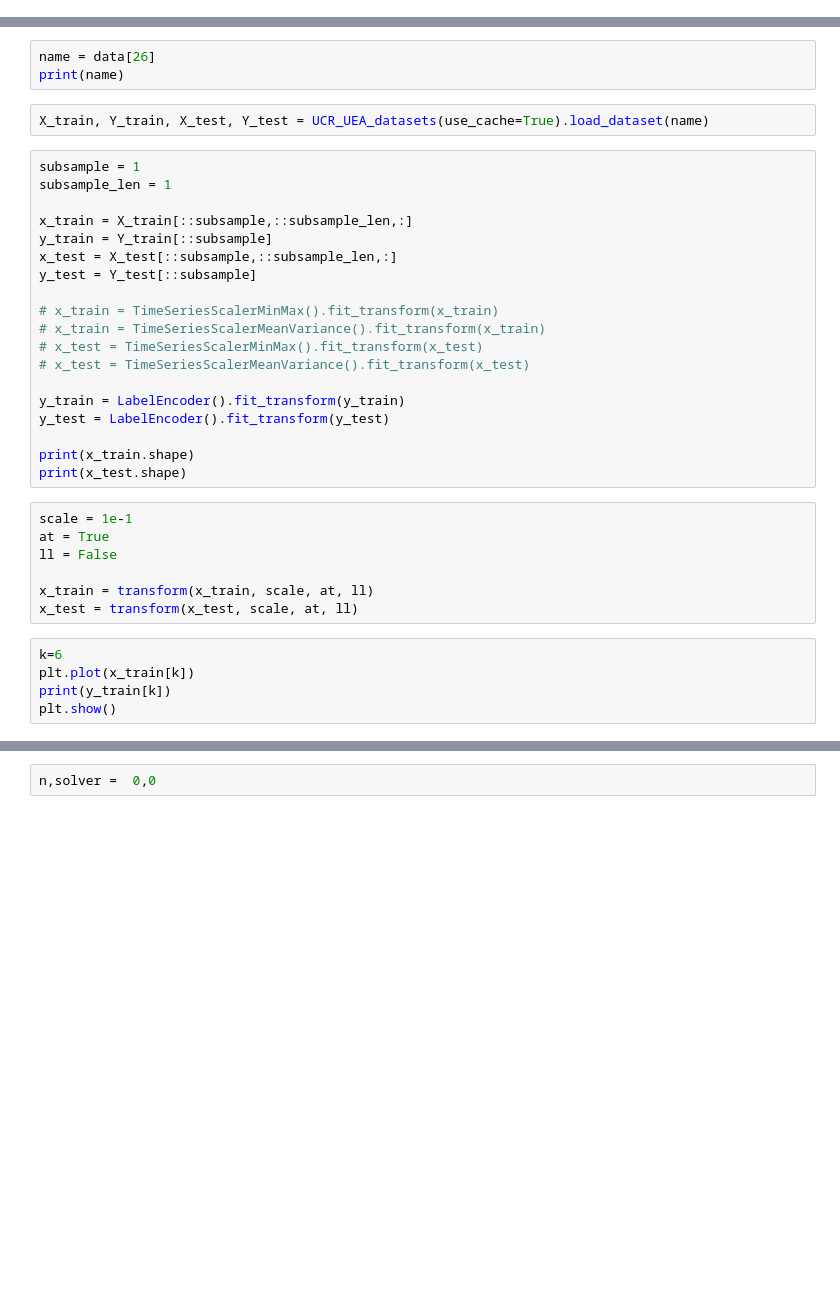
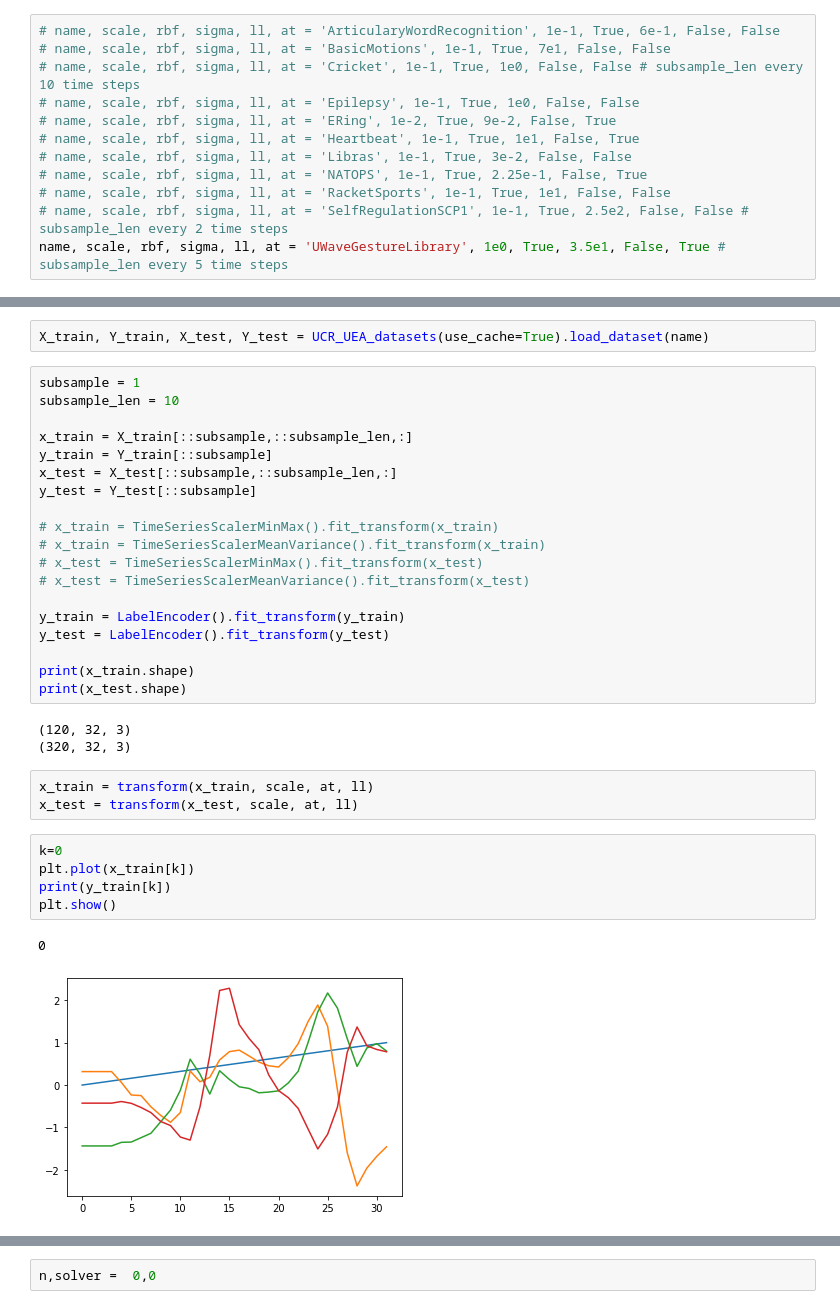
Before and after one commit to crispitagorico/sigkernel, a Jupyter notebook: notebooks/time_series_classification.ipynb, the cells around one changed output, grey strips where cells are left out. Saved outputs shown, nothing was run; the diff lists cells and outputs as text; blank space fills up the shorter version.

```diff
--- a/notebooks/time_series_classification.ipynb
+++ b/notebooks/time_series_classification.ipynb
@@ -1,3 +3,15 @@
+# %%
+# name, scale, rbf, sigma, ll, at = 'ArticularyWordRecognition', 1e-1, True, 6e-1, False, False
+# name, scale, rbf, sigma, ll, at = 'BasicMotions', 1e-1, True, 7e1, False, False
+# name, scale, rbf, sigma, ll, at = 'Cricket', 1e-1, True, 1e0, False, False # subsample_len every 10 time steps
+# name, scale, rbf, sigma, ll, at = 'Epilepsy', 1e-1, True, 1e0, False, False
+# name, scale, rbf, sigma, ll, at = 'ERing', 1e-2, True, 9e-2, False, True
+# name, scale, rbf, sigma, ll, at = 'Heartbeat', 1e-1, True, 1e1, False, True
+# name, scale, rbf, sigma, ll, at = 'Libras', 1e-1, True, 3e-2, False, False
+# name, scale, rbf, sigma, ll, at = 'NATOPS', 1e-1, True, 2.25e-1, False, True
+# name, scale, rbf, sigma, ll, at = 'RacketSports', 1e-1, True, 1e1, False, False
+# name, scale, rbf, sigma, ll, at = 'SelfRegulationSCP1', 1e-1, True, 2.5e2, False, False # subsample_len every 2 time steps
+name, scale, rbf, sigma, ll, at = 'UWaveGestureLibrary', 1e0, True, 3.5e1, False, True # subsample_len every 5 time steps
 # %%
 import base
 
@@ -34,14 +47,11 @@ def transform(paths, scale=1., at=False, ll=False):
     return np.array(paths)
 # %%
 data = UCR_UEA_datasets().list_multivariate_datasets()
-# %%
-name = data[26]
-print(name)
 # %%
 X_train, Y_train, X_test, Y_test = UCR_UEA_datasets(use_cache=True).load_dataset(name)
 # %%
 subsample = 1
-subsample_len = 1
+subsample_len = 10
 
 x_train = X_train[::subsample,::subsample_len,:]
 y_train = Y_train[::subsample]
@@ -58,17 +68,19 @@ y_test = LabelEncoder().fit_transform(y_test)
 
 print(x_train.shape)
 print(x_test.shape)
+# %% [output]
+(120, 32, 3)
+(320, 32, 3)
 # %%
-scale = 1e-1
-at = True
-ll = False
-
 x_train = transform(x_train, scale, at, ll)
 x_test = transform(x_test, scale, at, ll)
 # %%
-k=6
+k=0
 plt.plot(x_train[k])
 print(y_train[k])
 plt.show()
+# %% [output]
+0
+[figure, added]
 # %%
 print(f'classes: {np.unique(y_train)}')
```
Also changed, not shown: parts of 24 cells of this notebook, 28 other files.
